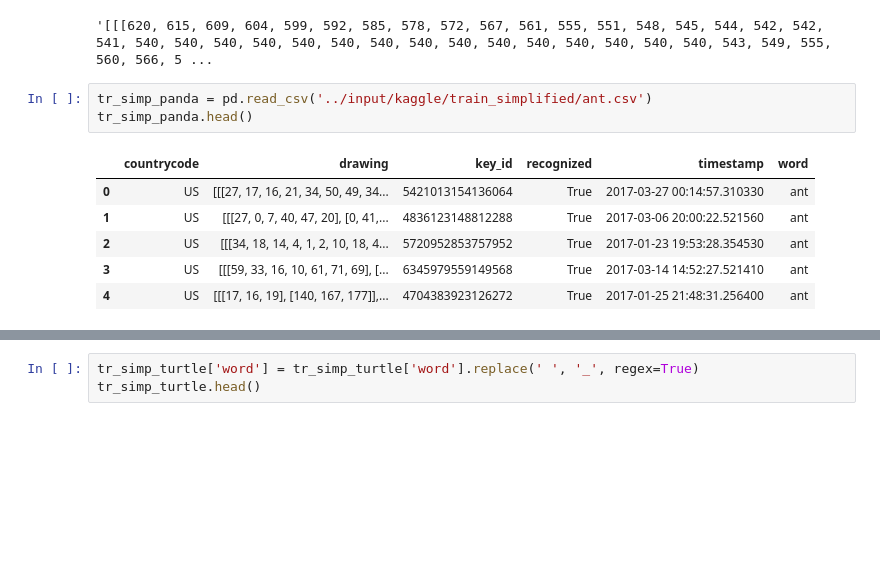
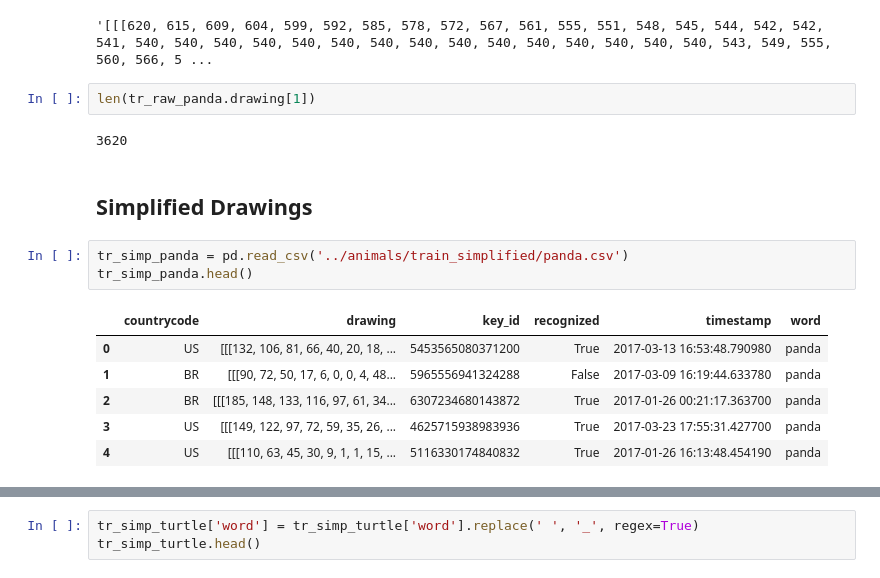
Before and after one commit to datascisteven/Flictionary, a Jupyter notebook: notebooks/eda.ipynb, the cells around one changed output, grey strips where cells are left out. Drawn from its saved outputs; the diff is of its cells as text; blank space fills up the shorter version.

```diff
--- a/notebooks/eda.ipynb
+++ b/notebooks/eda.ipynb
@@ -40,14 +52,20 @@ len(tr_raw_panda.drawing[0])
 tr_raw_panda.drawing[1]
 # %% [output]
 '[[[620, 615, 609, 604, 599, 592, 585, 578, 572, 567, 561, 555, 551, 548, 545, 544, 542, 542, 541, 540, 540, 540, 540, 540, 540, 540, 540, 540, 540, 540, 540, 540, 540, 540, 543, 549, 555, 560, 566, 5 ...
+# %%
+len(tr_raw_panda.drawing[1])
+# %% [output]
+3620
+# %% [markdown]
+## Simplified Drawings
 # %%
-tr_simp_panda = pd.read_csv('../input/kaggle/train_simplified/ant.csv')
+tr_simp_panda = pd.read_csv('../animals/train_simplified/panda.csv')
 tr_simp_panda.head()
 # %% [output]
 |  | countrycode | drawing | key_id | recognized | timestamp | word |
-| 0 | US | [[[27, 17, 16, 21, 34, 50, 49, 34... | 5421013154136064 | True | 2017-03-27 00:14:57.310330 | ant |
-| 1 | US | [[[27, 0, 7, 40, 47, 20], [0, 41,... | 4836123148812288 | True | 2017-03-06 20:00:22.521560 | ant |
-| 2 | US | [[[34, 18, 14, 4, 1, 2, 10, 18, 4... | 5720952853757952 | True | 2017-01-23 19:53:28.354530 | ant |
-| 3 | US | [[[59, 33, 16, 10, 61, 71, 69], [... | 6345979559149568 | True | 2017-03-14 14:52:27.521410 | ant |
-| 4 | US | [[[17, 16, 19], [140, 167, 177]],... | 4704383923126272 | True | 2017-01-25 21:48:31.256400 | ant |
+| 0 | US | [[[132, 106, 81, 66, 40, 20, 18, ... | 5453565080371200 | True | 2017-03-13 16:53:48.790980 | panda |
+| 1 | BR | [[[90, 72, 50, 17, 6, 0, 0, 4, 48... | 5965556941324288 | False | 2017-03-09 16:19:44.633780 | panda |
+| 2 | BR | [[[185, 148, 133, 116, 97, 61, 34... | 6307234680143872 | True | 2017-01-26 00:21:17.363700 | panda |
+| 3 | US | [[[149, 122, 97, 72, 59, 35, 26, ... | 4625715938983936 | True | 2017-03-23 17:55:31.427700 | panda |
+| 4 | US | [[[110, 63, 45, 30, 9, 1, 1, 15, ... | 5116330174840832 | True | 2017-01-26 16:13:48.454190 | panda |
 # %%
```
Also changed, not shown: parts of 38 cells of this notebook, 7 other files.
